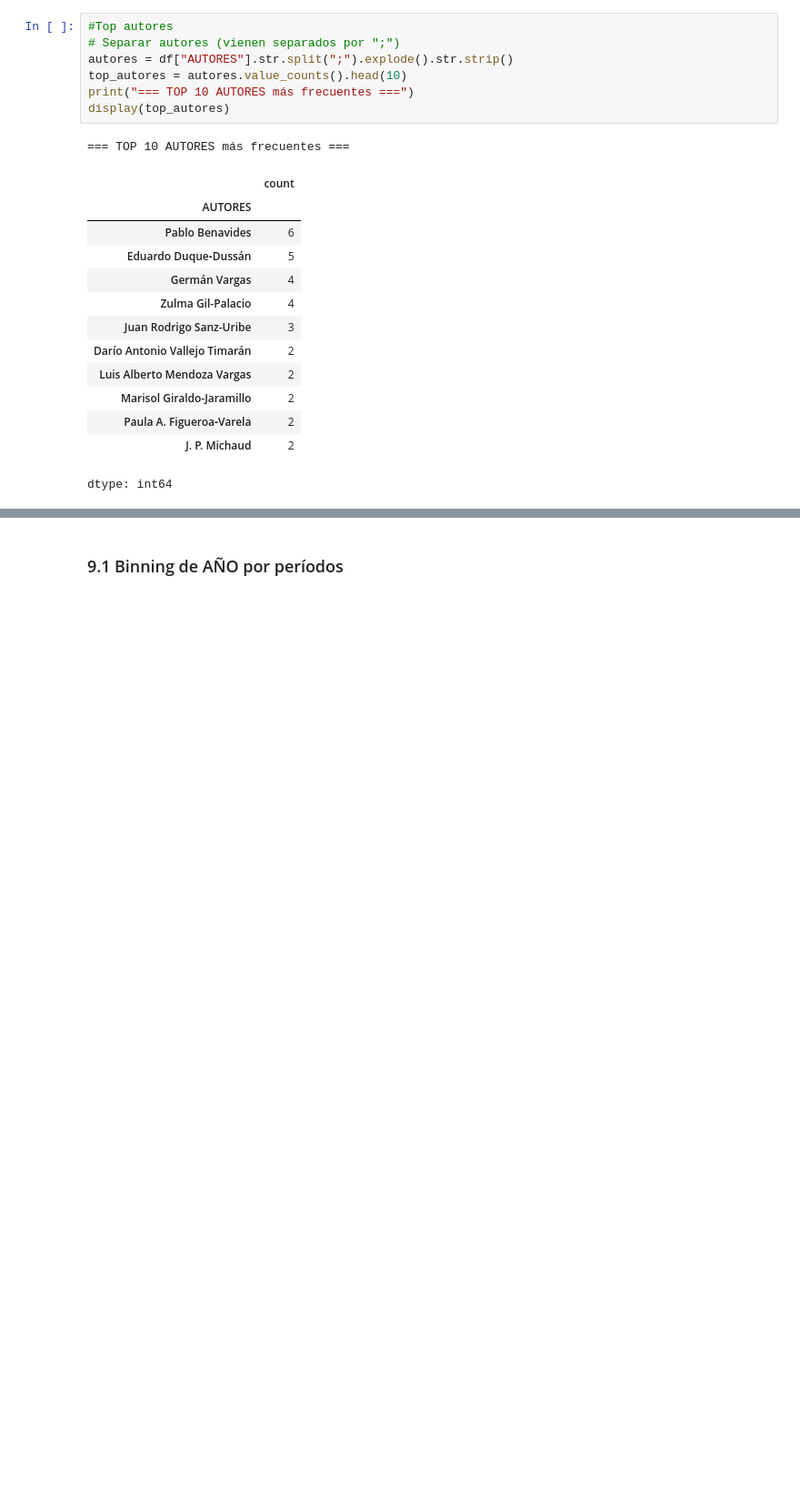
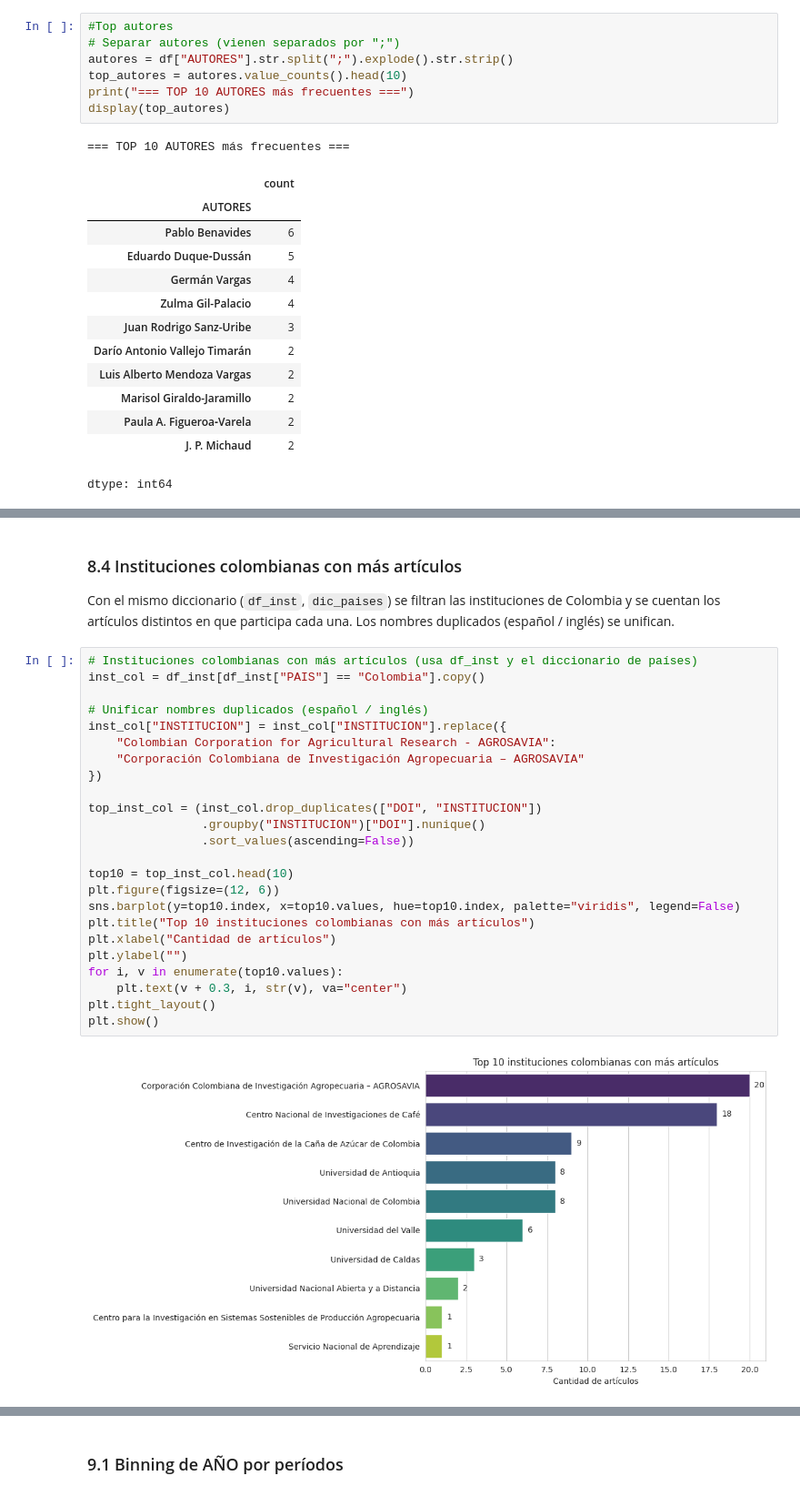
Before and after one commit to Elkinml06/Fundamentos_Ciencia_Datos, a Jupyter notebook: SustainCrop/SustainCrop.ipynb, the cells around one changed output, grey strips where cells are left out. Shown at 91% size. Saved outputs shown, nothing was run; the diff lists cells and outputs as text; blank space fills up the shorter version.

```diff
--- a/SustainCrop/SustainCrop.ipynb
+++ b/SustainCrop/SustainCrop.ipynb
@@ -387,0 +503,30 @@ Passing `palette` without assigning `hue` is deprecated and will be removed in v
+# %% [markdown]
+### 8.4 Instituciones colombianas con más artículos
+
+Con el mismo diccionario (`df_inst`, `dic_paises`) se filtran las instituciones de Colombia y se cuentan los artículos distintos en que participa cada una. Los nombres duplicados (español / inglés) se unifican.
+# %%
+# Instituciones colombianas con más artículos (usa df_inst y el diccionario de países)
+inst_col = df_inst[df_inst["PAIS"] == "Colombia"].copy()
+
+# Unificar nombres duplicados (español / inglés)
+inst_col["INSTITUCION"] = inst_col["INSTITUCION"].replace({
+    "Colombian Corporation for Agricultural Research - AGROSAVIA":
+    "Corporación Colombiana de Investigación Agropecuaria – AGROSAVIA"
+})
+
+top_inst_col = (inst_col.drop_duplicates(["DOI", "INSTITUCION"])
+                .groupby("INSTITUCION")["DOI"].nunique()
+                .sort_values(ascending=False))
+
+top10 = top_inst_col.head(10)
+plt.figure(figsize=(12, 6))
+sns.barplot(y=top10.index, x=top10.values, hue=top10.index, palette="viridis", legend=False)
+plt.title("Top 10 instituciones colombianas con más artículos")
+plt.xlabel("Cantidad de artículos")
+plt.ylabel("")
+for i, v in enumerate(top10.values):
+    plt.text(v + 0.3, i, str(v), va="center")
+plt.tight_layout()
+plt.show()
+# %% [output]
+[figure, added]
```
Also changed, not shown: parts of 49 cells of this notebook.
